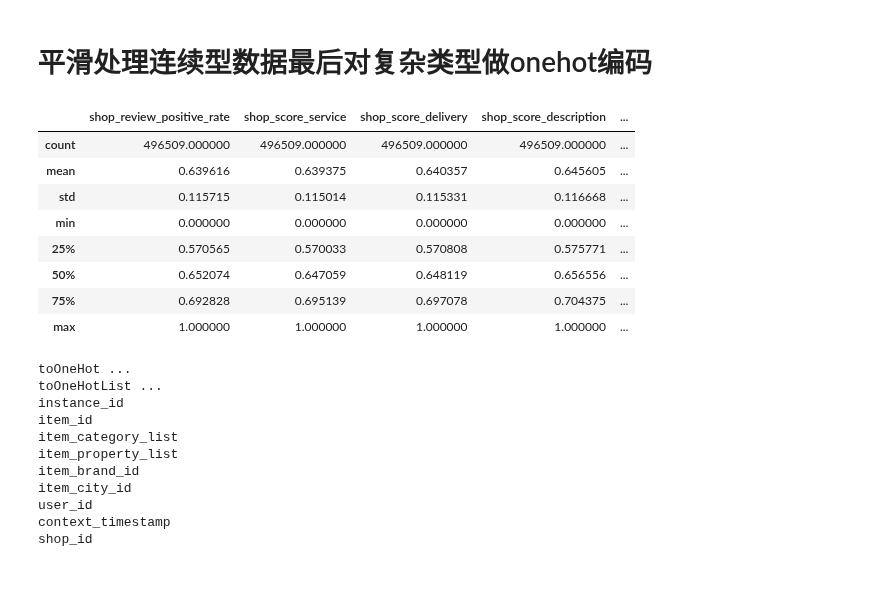
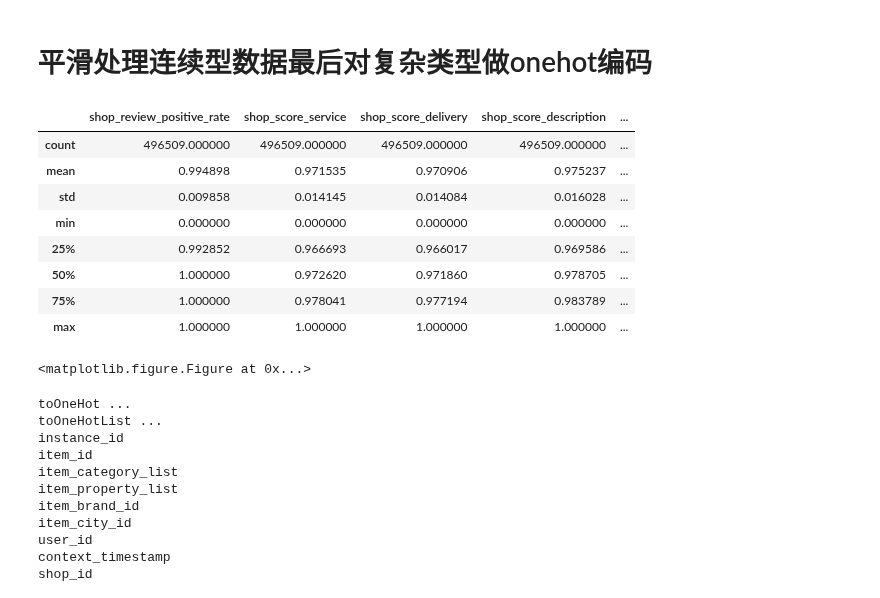
Before and after one commit to secrettianchigroup/SecretTianchiProject, a Jupyter notebook: src/yuhua/simple_xgb.ipynb, the cells around one changed output. Cells and saved outputs as stored; diff of their text form; code cells hidden in the pictures.

```diff
--- a/src/yuhua/simple_xgb.ipynb
+++ b/src/yuhua/simple_xgb.ipynb
@@ -445,9 +445,6 @@ target="is_trade"
 
 
 categorical=[
-#                 'shop_id',
-#                 'item_brand_id',
-#                 'item_city_id',
                 'item_price_level',
                 'item_sales_level',
                 'item_collected_level',
@@ -460,7 +457,8 @@ categorical=[
                 'shop_review_num_level',
                 'shop_star_level',
                 "weekday",
-                "hour"]
+                "hour"
+            ]
 
 numerical=[     'shop_review_positive_rate',
                 'shop_score_service',
@@ -470,10 +468,9 @@ numerical=[     'shop_review_positive_rate',
                 'predict_richness',
                 'item_property_richness'
 
+#               ]
+          ]+exp_numerical
 
-#                 'item_id',
-#                 'user_id'
-          ]+exp_numerical
 listype = [
     'item_property_list',
     'item_category_list'
@@ -539,37 +536,35 @@ tmp = train_df.copy()
 # %%
 #数据的预处理
 #double系列(例如好评率)的数据存在一个问题，没有考虑到评论量，所以乘了一个评论level，类似 好评率*评论数(分桶了) = 好评量(分桶了)
 #fillempty把-1设置成-0.01，配合mov2pos使用
 #mov2pos把有<0的数据都集体-min，如果一个数据是0-1，有-1出现的时候，上面设置成了-0.01，所以这列数据真实是-0.01 - 1,然后我会集体-(-0.01)
 #norm用了最大值最小值norm
 %run FeatureProcess.py
 
 train_df = tmp.copy()
 featProc = FeatureProcess(target=target, categorical=categorical, numerical=numerical, listype = listype)
 
-train_df["shop_review_num_level"] = train_df["shop_review_num_level"]
-train_df["shop_review_positive_rate"] = train_df["shop_review_positive_rate"]*train_df["shop_review_num_level"]
-train_df["shop_score_service"] = train_df["shop_score_service"]*train_df["shop_review_num_level"]
-train_df["shop_score_delivery"] = train_df["shop_score_delivery"]*train_df["shop_review_num_level"]
-train_df["shop_score_description"] = train_df["shop_score_description"]*train_df["shop_review_num_level"]
+# train_df["shop_review_num_level"] = train_df["shop_review_num_level"]
+# train_df["shop_review_positive_rate"] = train_df["shop_review_positive_rate"]*train_df["shop_review_num_level"]
+# train_df["shop_score_service"] = train_df["shop_score_service"]*train_df["shop_review_num_level"]
+# train_df["shop_score_delivery"] = train_df["shop_score_delivery"]*train_df["shop_review_num_level"]
+# train_df["shop_score_description"] = train_df["shop_score_description"]*train_df["shop_review_num_level"]
 
 train_df = featProc.fillempty(train_df, -0.01)
 train_df = featProc.mov2pos(train_df)
 train_df = featProc.norm(train_df)
 train_df[filter_on_cols.get_raw_numerical_cols()].describe()
-
-
-train_df[filter_on_cols.get_raw_numerical_cols()].describe()
 # %% [output]
 |  | shop_review_positive_rate | shop_score_service | shop_score_delivery | shop_score_description | ... |
 | count | 496509.000000 | 496509.000000 | 496509.000000 | 496509.000000 | ... |
-| mean | 0.639616 | 0.639375 | 0.640357 | 0.645605 | ... |
-| std | 0.115715 | 0.115014 | 0.115331 | 0.116668 | ... |
+| mean | 0.994898 | 0.971535 | 0.970906 | 0.975237 | ... |
+| std | 0.009858 | 0.014145 | 0.014084 | 0.016028 | ... |
 | min | 0.000000 | 0.000000 | 0.000000 | 0.000000 | ... |
-| 25% | 0.570565 | 0.570033 | 0.570808 | 0.575771 | ... |
-| 50% | 0.652074 | 0.647059 | 0.648119 | 0.656556 | ... |
-| 75% | 0.692828 | 0.695139 | 0.697078 | 0.704375 | ... |
+| 25% | 0.992852 | 0.966693 | 0.966017 | 0.969586 | ... |
+| 50% | 1.000000 | 0.972620 | 0.971860 | 0.978705 | ... |
+| 75% | 1.000000 | 0.978041 | 0.977194 | 0.983789 | ... |
 | max | 1.000000 | 1.000000 | 1.000000 | 1.000000 | ... |
+<matplotlib.figure.Figure at 0x...>
 # %%
 #onehot没啥好说的，就是onehot，toOneHotList实现有点不同分开了而已
 train_df = featProc.toOneHot(train_df)
```
Also changed, not shown: parts of 6 cells of this notebook.
